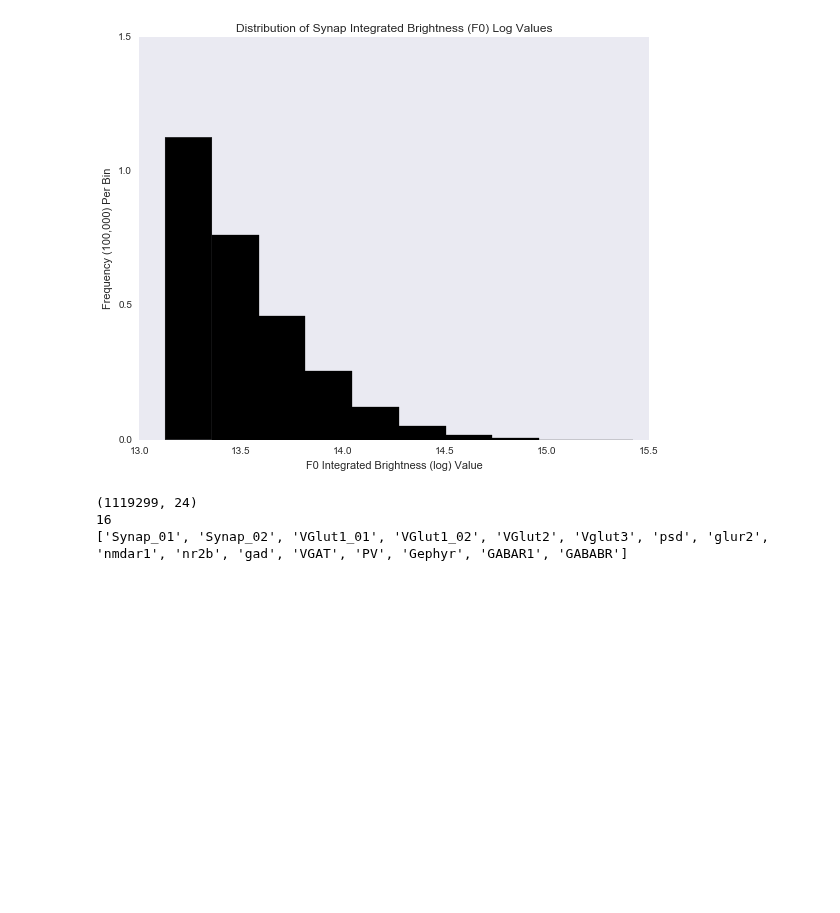
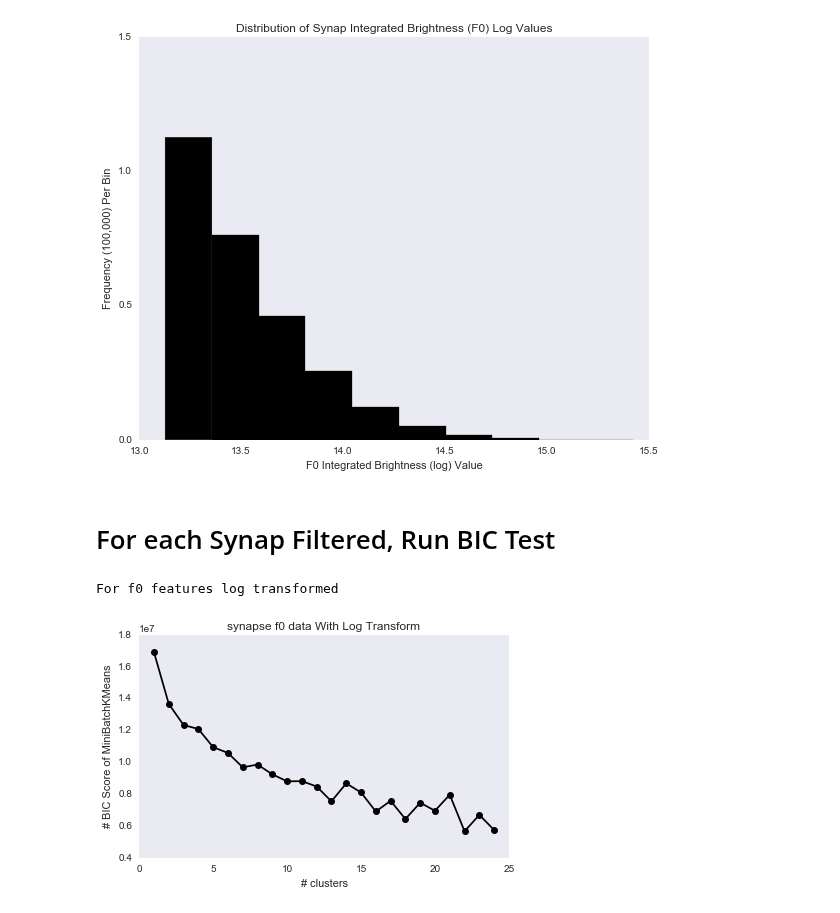
Before and after one commit to Upward-Spiral-Science/the-vat, a Jupyter notebook: New Exploring/exploratory analysis.ipynb, the cells around one changed output. Drawn from its saved outputs; the diff is of its cells as text; code cells hidden in the pictures; blank space fills up the shorter version.

Commit message:
Updating my todo list with BIC plots of transformed and filtered data...

```diff
--- a/New Exploring/exploratory analysis.ipynb
+++ b/New Exploring/exploratory analysis.ipynb
@@ -343,31 +351,47 @@ plt.tight_layout()
 [figure]
 [figure]
 [figure]
+# %% [markdown]
+# For each Synap Filtered, Run BIC Test
+# %%
+### Run on bottom 25 percentile filtered synap stuff
+data = np.load('../data/f0_features_log_normalized_bottom25.npy')
+X = data  # extract only the features
+
+print X.shape
+print 'channels: ', channel, '\n'
+print 'channel types: ', channeltype, '\n'
+
+channel_inhib_excit = ['ex.pre','ex.pre','ex.pre','ex.pre','ex.pre','in.pre.small',
+               'ex.post','ex.post','ex.post','ex.post','in.pre','in.pre',
+               'in.pre','in.post','in.post','in.post']
+
+# get only the channels with known excitatory and inhibitory
+channeltype = np.array(channeltype)
+inhib_excit_indices = [idx for idx, x in enumerate(channeltype) if x in channel_inhib_excit]
+
+X = X[:,inhib_excit_indices]
 # %%
-ks = range(1,40)
+data = np.load('../data/synapse_f0_features_log.npy')
+X = data  # extract only the features
+X = X[:,inhib_excit_indices]
 
+ks = range(1,25)
 # run 9 times kmeans and save each result in the KMeans object
 KMeans = [cluster.MiniBatchKMeans(n_clusters = i, init="k-means++").fit(X) for i in ks]
 
 # now run for each cluster the BIC computation
 BIC = [-compute_bic(kmeansi,X) for kmeansi in KMeans]
 
-plt.plot(ks,BIC,'r-o')
-plt.title("synapse f0 data  (cluster vs BIC)")
+plt.plot(ks,BIC,'k-o')
+ax=plt.gca()
+plt.title("synapse f0 data With Log Transform")
 plt.xlabel("# clusters")
-plt.ylabel("# BIC")
+plt.ylabel("# BIC Score of MiniBatchKMeans")
+ax.grid(False)
+plt.tight_layout()
 
-print min(BIC)
-print BIC==min(BIC)
+print "For f0 features log transformed"
+# %% [output]
+For f0 features log transformed
+[figure, added]
-# %%
-print data.shape
-
-channel_inhib_excit = ['ex.pre','ex.pre','ex.pre','ex.pre','ex.pre','in.pre.small',
-               'ex.post','ex.post','ex.post','ex.post','in.pre','in.pre',
-               'in.pre','in.post','in.post','in.post']
-print len(channel_inhib_excit)
-print channel[0:len(channel_inhib_excit)]
-# %% [output]
-(1119299, 24)
-16
-['Synap_01', 'Synap_02', 'VGlut1_01', 'VGlut1_02', 'VGlut2', 'Vglut3', 'psd', 'glur2', 'nmdar1', 'nr2b', 'gad', 'VGAT', 'PV', 'Gephyr', 'GABAR1', 'GABABR']
```
Also changed, not shown: parts of 10 cells of this notebook, 1 other file.
